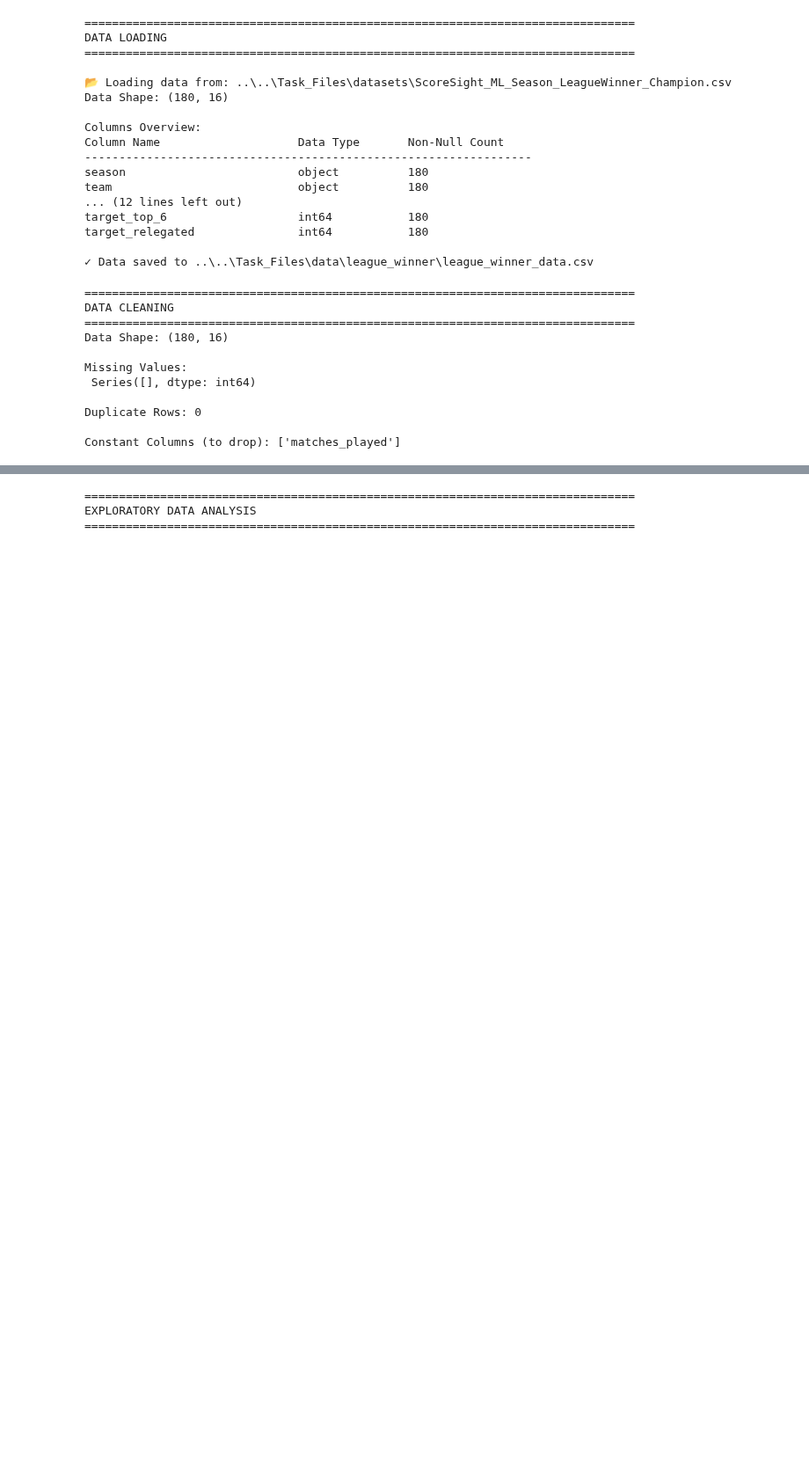
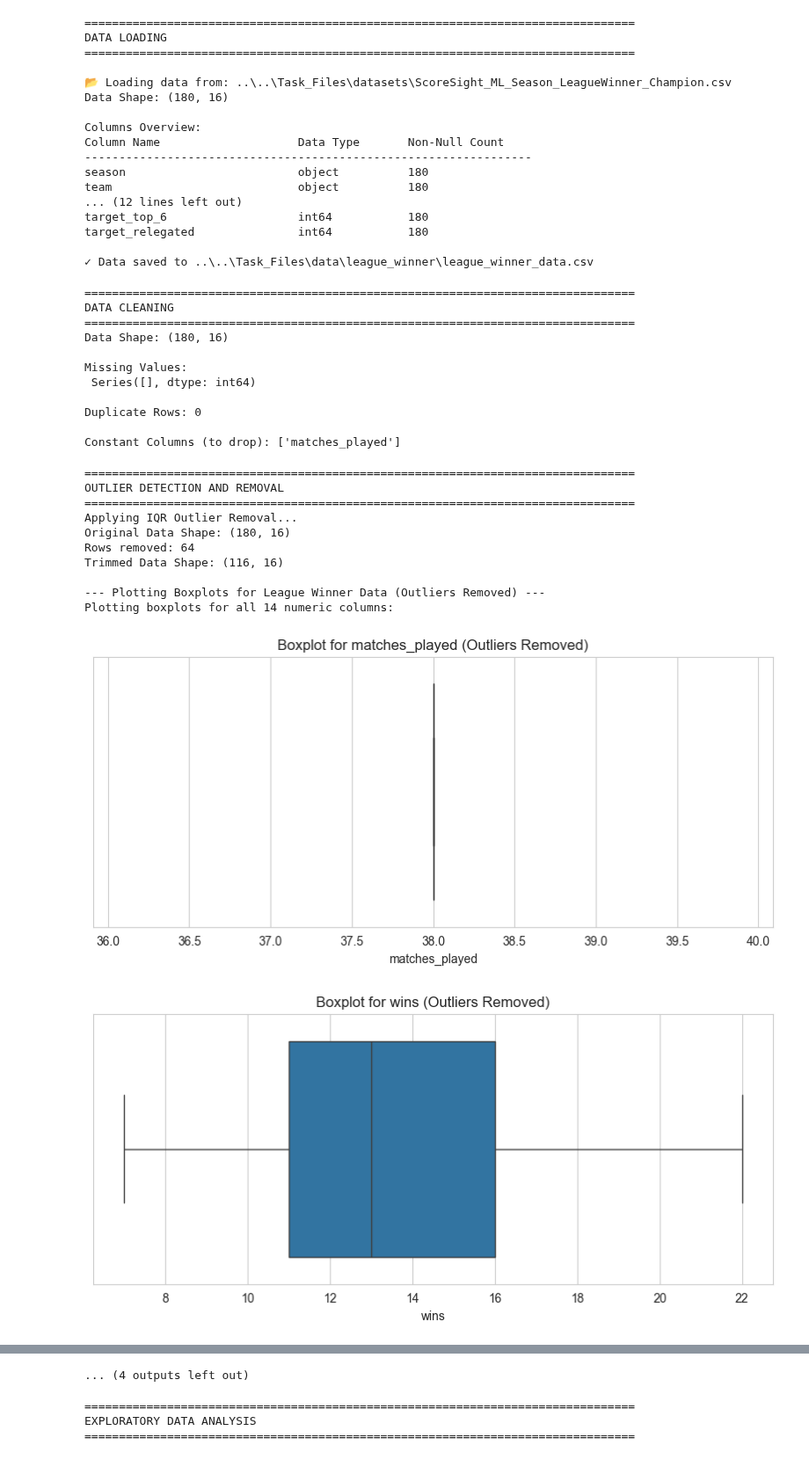
Before and after one commit to springboardmentor345a-create/Projects_2, a Jupyter notebook: Final_Project/Backend_Code/League_Winner_Pipeline.ipynb, the cells around one changed output, grey strips where cells are left out. Shown at 88% size. Drawn from its saved outputs; the diff is of its cells as text; code cells hidden in the pictures; blank space fills up the shorter version.

```diff
--- a/Final_Project/Backend_Code/League_Winner_Pipeline.ipynb
+++ b/Final_Project/Backend_Code/League_Winner_Pipeline.ipynb
@@ -157,3 +157,72 @@ Missing Values:
 Duplicate Rows: 0
 
 Constant Columns (to drop): ['matches_played']
+# %%
+# Cell 4a: Outlier Detection and Removal
+# ==================================================
+
+print("\n" + "="*80)
+print("OUTLIER DETECTION AND REMOVAL")
+print("="*80)
+
+def remove_outliers_iqr(df, multiplier=1.5):
+    """
+    Removes outliers from numeric columns using the IQR method.
+    """
+    df_out = df.copy()
+    numeric_cols = df_out.select_dtypes(include=[np.number]).columns
+
+    print(f"Original Data Shape: {df_out.shape}")
+
+    # Calculate IQR for all numeric columns
+    Q1 = df_out[numeric_cols].quantile(0.25)
+    Q3 = df_out[numeric_cols].quantile(0.75)
+    IQR = Q3 - Q1
+
+    # Define bounds
+    lower_bound = Q1 - multiplier * IQR
+    upper_bound = Q3 + multiplier * IQR
+
+    # Identify rows with outliers
+    # We remove rows that have outliers in ANY numeric column
+    outliers_mask = ((df_out[numeric_cols] < lower_bound) | (df_out[numeric_cols] > upper_bound)).any(axis=1)
+    df_trimmed = df_out[~outliers_mask]
+
+    print(f"Rows removed: {outliers_mask.sum()}")
+    print(f"Trimmed Data Shape: {df_trimmed.shape}")
+
+    return df_trimmed
+
+# Apply outlier removal
+print("Applying IQR Outlier Removal...")
+df = remove_outliers_iqr(df)
+
+# Plotting BoxPlots for all the Numerical Features after removing outliers
+print("\n--- Plotting Boxplots for League Winner Data (Outliers Removed) ---")
+
+# Get a list of all columns that are numbers (int64 or float64)
+numeric_cols = df.select_dtypes(include=[np.number]).columns
+
+print(f"Plotting boxplots for all {len(numeric_cols)} numeric columns:\n")
+
+for col in numeric_cols:
+    plt.figure(figsize=(10, 4))
+    sns.boxplot(x=df[col])
+    plt.title(f'Boxplot for {col} (Outliers Removed)')
+    plt.xlabel(col)
+    plt.show()
+
+print("\n--- All numeric columns have been plotted. ---")
+# %% [output]
+================================================================================
+OUTLIER DETECTION AND REMOVAL
+================================================================================
+Applying IQR Outlier Removal...
+Original Data Shape: (180, 16)
+Rows removed: 64
+Trimmed Data Shape: (116, 16)
+
+--- Plotting Boxplots for League Winner Data (Outliers Removed) ---
+Plotting boxplots for all 14 numeric columns:
+[figure, added]
+[figure, added]
@@ -160,3 +238,4 @@ Constant Columns (to drop): ['matches_played']
+... (4 outputs left out)
 # %%
 # Cell 5: Exploratory Data Analysis (EDA)
 # ==================================================
```
Also changed, not shown: parts of 4 cells of this notebook, 20 other files.
